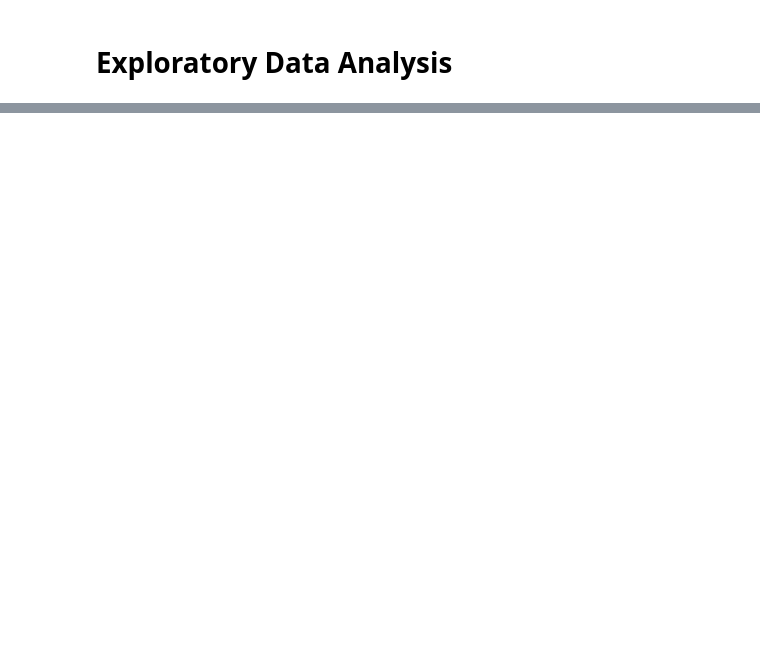
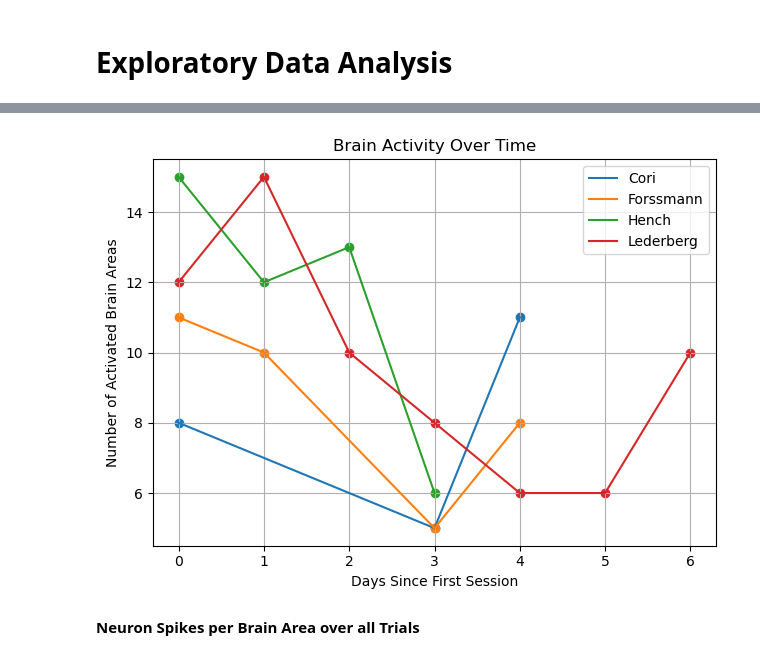
Before and after one commit to CodyVig/predictive-modeling-py, a Jupyter notebook: exploratory_data_analysis.ipynb, the cells around one changed output, grey strips where cells are left out. Saved outputs shown, nothing was run; the diff lists cells and outputs as text; code cells hidden in the pictures; blank space fills up the shorter version.

```diff
--- a/exploratory_data_analysis.ipynb
+++ b/exploratory_data_analysis.ipynb
@@ -115,0 +127,9 @@ cori_trial_1.spikes.get("Trial 1").head()
+# %%
+for mouse in mice:
+    for session in mouse:
+        print(
+            session.mouse_name,
+            session.date_exp,
+            len(session.brain_areas),
+            session.brain_areas
+        )
@@ -115,0 +155,21 @@ cori_trial_1.spikes.get("Trial 1").head()
+# %%
+for mouse in mice:
+    first_date = min(session.date_exp for session in mouse)
+    days_since_first = [(session.date_exp - first_date).days for session in mouse]
+    brain_areas = [len(session.brain_areas) for session in mouse]
+    mouse_name = mouse[0].mouse_name
+    plt.plot(days_since_first, brain_areas, label=mouse_name)
+    plt.scatter(days_since_first, brain_areas)
+
+plt.xlabel('Days Since First Session')
+plt.ylabel('Number of Activated Brain Areas')
+plt.title('Brain Activity Over Time')
+plt.legend()
+plt.tight_layout()
+plt.grid()
+plt.savefig('./figures/brain_activity.png')
+plt.show()
+# %% [output]
+[figure, added]
+# %% [markdown]
+**Neuron Spikes per Brain Area over all Trials**
```
Also changed, not shown: parts of 27 cells of this notebook, 16 other files.
